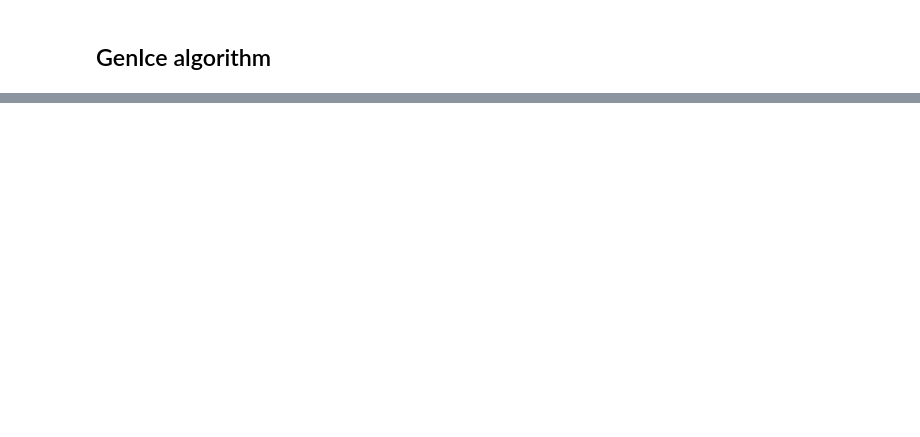
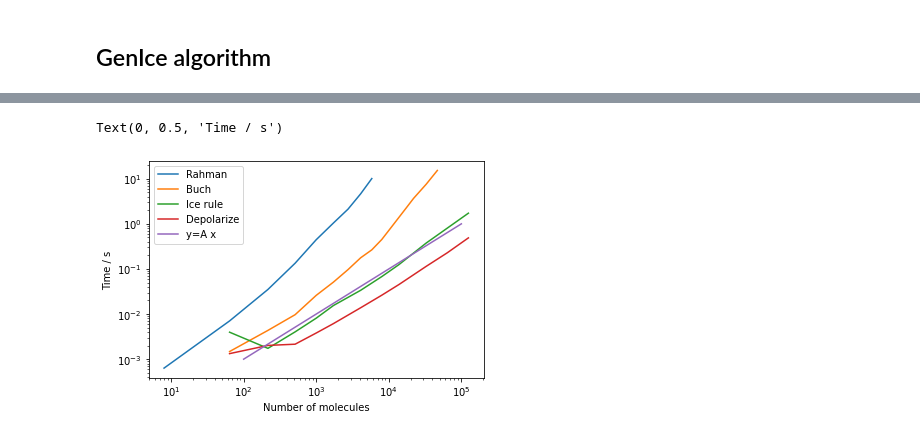
Before and after one commit to vitroid/TileCycles, a Jupyter notebook: TileCycles.ipynb, the cells around one changed output, grey strips where cells are left out. Cells and saved outputs as stored; diff of their text form; code cells hidden in the pictures; blank space fills up the shorter version.

```diff
--- a/TileCycles.ipynb
+++ b/TileCycles.ipynb
@@ -729,0 +551,25 @@ print(net)
+# %%
+from matplotlib import pyplot as plt
+import matplotlib as mpl
+mpl.rcParams['pdf.fonttype'] = 42
+
+time_genice_icerule = np.array(time_genice_icerule)
+time_genice_depol = np.array(time_genice_depol)
+
+fig1, ax = plt.subplots()
+
+lin = np.linspace(1e2, 1e5, 100)
+plt.loglog(time_rahman_icerule[:, 0], time_rahman_icerule[:, 1], label="Rahman")
+plt.loglog(time_buch_icerule[:, 0], time_buch_icerule[:, 1], label="Buch")
+plt.loglog(time_genice_icerule[:, 0], time_genice_icerule[:, 1], label="Ice rule")
+plt.loglog(time_genice_depol[:, 0], time_genice_depol[:, 1], label="Depolarize")
+
+plt.loglog(lin, lin*1e-5, label=r"y=A x")
+plt.legend()
+plt.xlabel("Number of molecules")
+plt.ylabel("Time / s")
+
+# fig1.savefig("benchmark-dep-loglog.pdf")
+# %% [output]
+Text(0, 0.5, 'Time / s')
+[figure, added]
```
Also changed, not shown: parts of 32 cells of this notebook, 9 other files.
